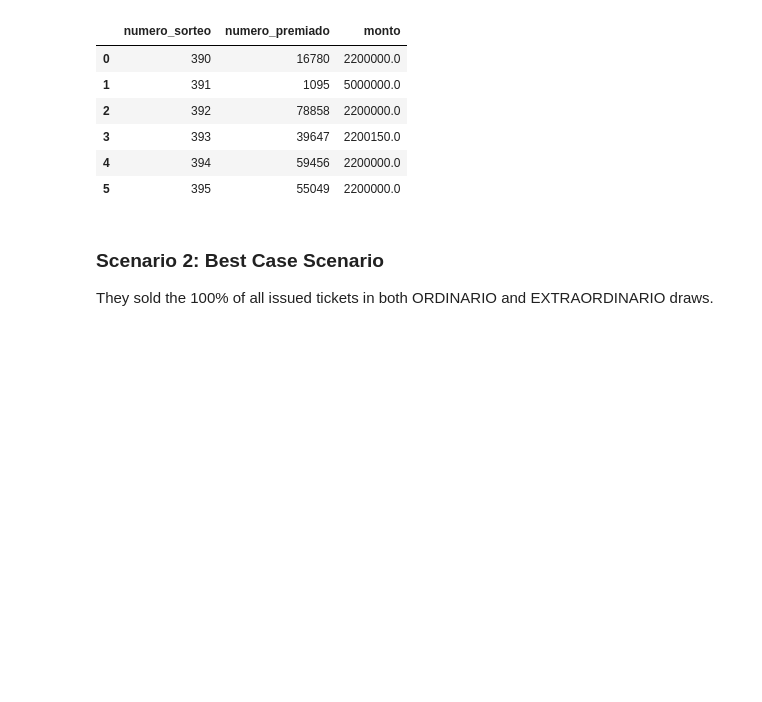
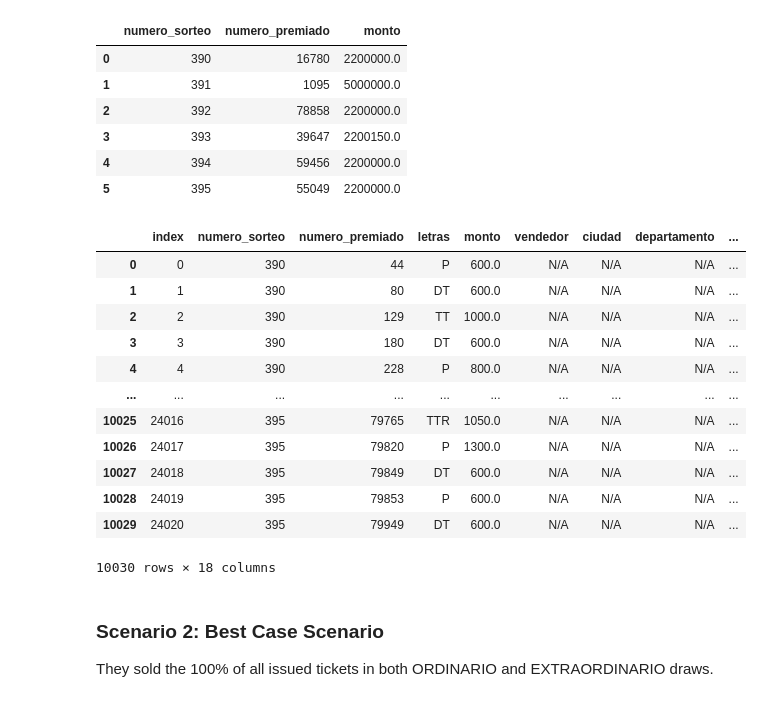
Before and after one commit to AngelDHackerman/santa-lucia-data-analysis-manual, a Jupyter notebook: notebooks/visualization_sorteos_premios.ipynb, the cells around one changed output. Cells and saved outputs as stored; diff of their text form; code cells hidden in the pictures; blank space fills up the shorter version.

```diff
--- a/notebooks/visualization_sorteos_premios.ipynb
+++ b/notebooks/visualization_sorteos_premios.ipynb
@@ -328,6 +336,26 @@ big_prize_won_extraordinario[['numero_sorteo', 'numero_premiado', 'monto']]
 | 3 | 393 | 39647 | 2200150.0 |
 | 4 | 394 | 59456 | 2200000.0 |
 | 5 | 395 | 55049 | 2200000.0 |
+# %%
+df_extraordinarios = df[df['tipo_sorteo'] == 'EXTRAORDINARIO'].copy()
+df_extraordinarios = df_extraordinarios.reset_index()
+
+df_extraordinarios['ticket_price'] = df_extraordinarios['monto'].apply(ticket_price)
+df_extraordinarios
+# %% [output]
+|  | index | numero_sorteo | numero_premiado | letras | monto | vendedor | ciudad | departamento | ... |
+| 0 | 0 | 390 | 44 | P | 600.0 | N/A | N/A | N/A | ... |
+| 1 | 1 | 390 | 80 | DT | 600.0 | N/A | N/A | N/A | ... |
+| 2 | 2 | 390 | 129 | TT | 1000.0 | N/A | N/A | N/A | ... |
+| 3 | 3 | 390 | 180 | DT | 600.0 | N/A | N/A | N/A | ... |
+| 4 | 4 | 390 | 228 | P | 800.0 | N/A | N/A | N/A | ... |
+| ... | ... | ... | ... | ... | ... | ... | ... | ... | ... |
+| 10025 | 24016 | 395 | 79765 | TTR | 1050.0 | N/A | N/A | N/A | ... |
+| 10026 | 24017 | 395 | 79820 | P | 1300.0 | N/A | N/A | N/A | ... |
+| 10027 | 24018 | 395 | 79849 | DT | 600.0 | N/A | N/A | N/A | ... |
+| 10028 | 24019 | 395 | 79853 | P | 600.0 | N/A | N/A | N/A | ... |
+| 10029 | 24020 | 395 | 79949 | DT | 600.0 | N/A | N/A | N/A | ... |
+10030 rows × 18 columns
 # %% [markdown]
 ### Scenario 2: Best Case Scenario
 They sold the 100% of all issued tickets in both ORDINARIO and EXTRAORDINARIO draws.
```
Also changed, not shown: parts of 4 cells of this notebook.
